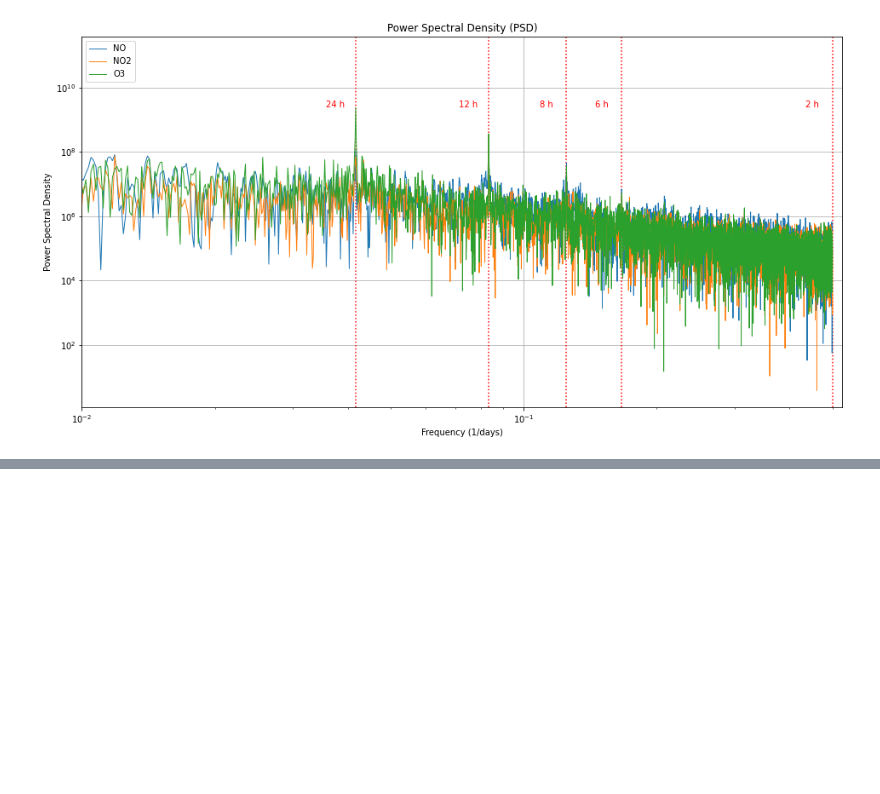
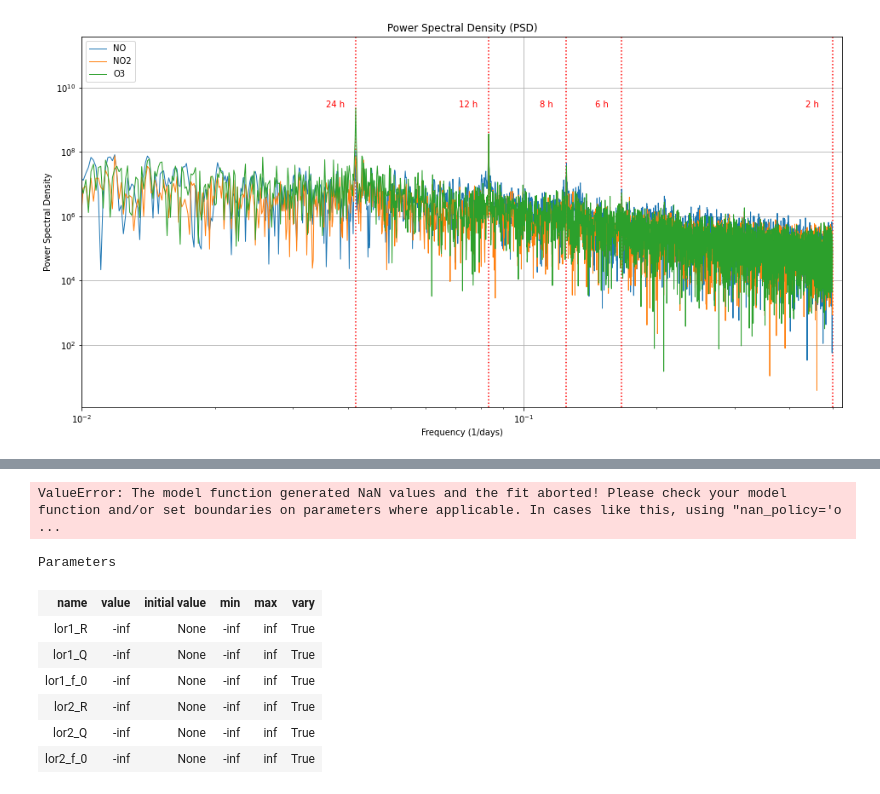
Before and after one commit to nx1/clear_skies, a Jupyter notebook: notebooks/exploratory.ipynb, the cells around one changed output, grey strips where cells are left out. Saved outputs shown, nothing was run; the diff lists cells and outputs as text; code cells hidden in the pictures; blank space fills up the shorter version.

```diff
--- a/notebooks/exploratory.ipynb
+++ b/notebooks/exploratory.ipynb
@@ -158,0 +220,15 @@ df_numeric
+# %%
+model.fit(data, f=freqs)
+# %% [output]
+ValueError: The model function generated NaN values and the fit aborted! Please check your model function and/or set boundaries on parameters where applicable. In cases like this, using "nan_policy='o ...
+# %%
+params
+# %% [output]
+Parameters
+| name | value | initial value | min | max | vary |
+| lor1_R | -inf | None | -inf | inf | True |
+| lor1_Q | -inf | None | -inf | inf | True |
+| lor1_f_0 | -inf | None | -inf | inf | True |
+| lor2_R | -inf | None | -inf | inf | True |
+| lor2_Q | -inf | None | -inf | inf | True |
+| lor2_f_0 | -inf | None | -inf | inf | True |
```
Also changed, not shown: parts of 14 cells of this notebook, 1 other file.
